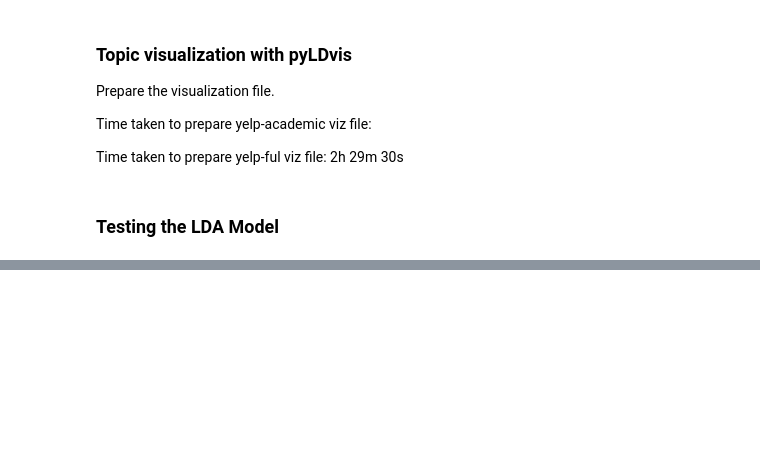
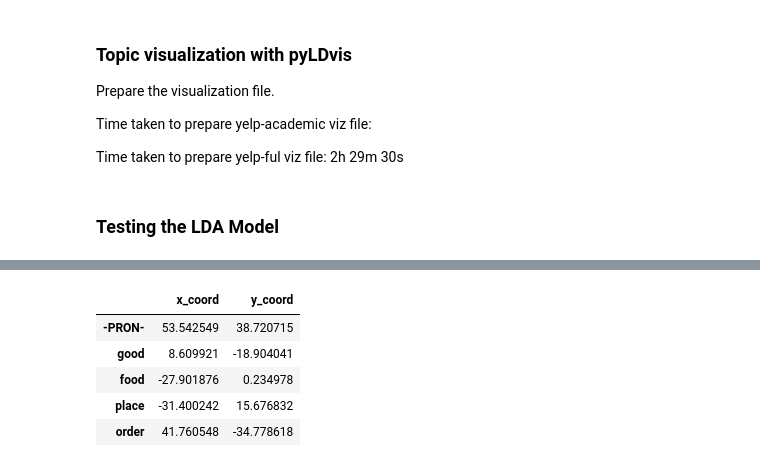
Before and after one commit to sudarshan85/yelp-restaurant-reviews, a Jupyter notebook: yelp-review.ipynb, the cells around one changed output, grey strips where cells are left out. Cells and saved outputs as stored; diff of their text form; code cells hidden in the pictures; blank space fills up the shorter version.

```diff
--- a/yelp-review.ipynb
+++ b/yelp-review.ipynb
@@ -477,0 +467,14 @@ print(u'{} training epochs so far.'.format(food2vec.train_count))
+# %%
+# build a list of the terms, integer indices,
+# and term counts from the food2vec model vocabulary
+ordered_vocab = [(term, voc.index, voc.count) for term, voc in food2vec.wv.vocab.items()]
+
+# sort by the term counts, so the most common terms appear first
+ordered_vocab = sorted(ordered_vocab, key=lambda x : -x[2])
+
+# unzip the terms, integer indices, and counts into separate lists
+ordered_terms, term_indices, term_counts = zip(*ordered_vocab)
+
+# create a DataFrame with the food2vec vectors as data,
+# and the terms as row labels
+word_vectors = pd.DataFrame(food2vec.wv.syn0norm[term_indices, :], index=ordered_terms)
@@ -477,0 +519,3 @@ print(u'{} training epochs so far.'.format(food2vec.train_count))
+# %%
+tsne_input = word_vectors.drop(STOP_WORDS, errors=u'ignore')
+tsne_input = tsne_input.head(5000)
@@ -477,0 +533,12 @@ print(u'{} training epochs so far.'.format(food2vec.train_count))
+# %%
+tsne_vectors = pd.np.load(tsne_vectors_filepath)
+tsne_vectors = pd.DataFrame(tsne_vectors, index=pd.Index(tsne_input.index), columns=[u'x_coord', u'y_coord'])
+# %%
+tsne_vectors.head()
+# %% [output]
+|  | x_coord | y_coord |
+| -PRON- | 53.542549 | 38.720715 |
+| good | 8.609921 | -18.904041 |
+| food | -27.901876 | 0.234978 |
+| place | -31.400242 | 15.676832 |
+| order | 41.760548 | -34.778618 |
```
Also changed, not shown: parts of 20 cells of this notebook.
